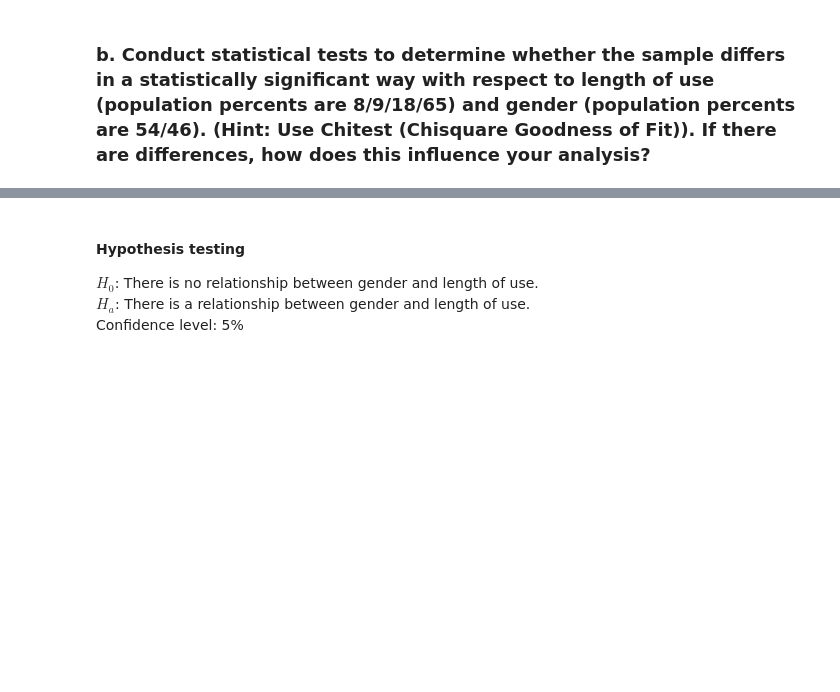
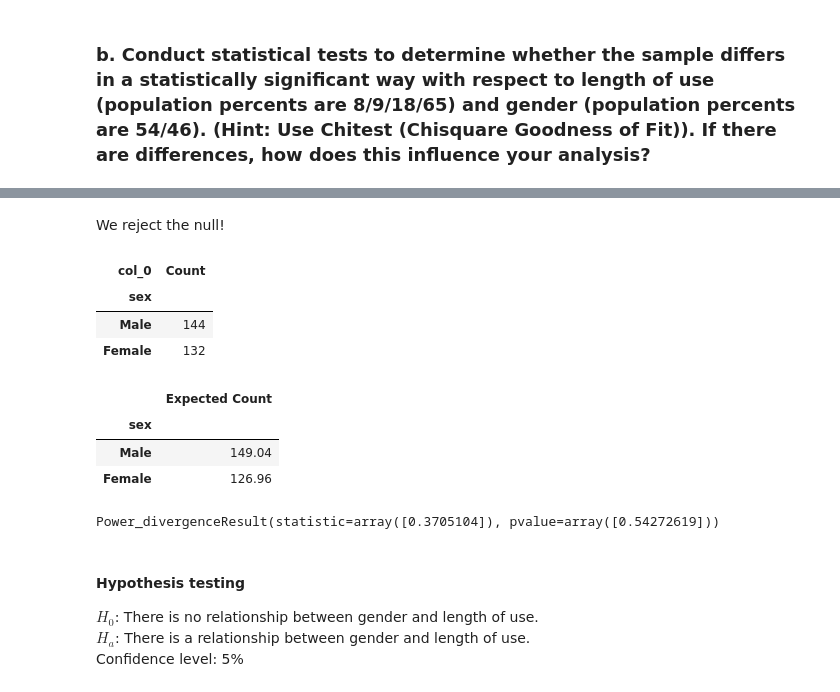
Before and after one commit to ktkuwahara/sharing-repository, a Jupyter notebook: National Insurance.ipynb, the cells around one changed output, grey strips where cells are left out. Cells and saved outputs as stored; diff of their text form; code cells hidden in the pictures; blank space fills up the shorter version.

```diff
--- a/National Insurance.ipynb
+++ b/National Insurance.ipynb
@@ -146,3 +186,27 @@ tab_b
+# %% [markdown]
+We reject the null!
+# %%
+sex_obs = pd.crosstab(index = df["sex"], columns = "Count")
+sex_obs = sex_obs.reindex(["Male", "Female"])
+display(gender_obs)
+
+sex_pop = pd.DataFrame([0.54, 0.46], index = sex_obs.index)
+sex_exp = sex_pop * 276
+sex_exp.columns = ["Expected Count"]
+display(sex_exp)
+# %% [output]
+| col_0 | Count |
+| sex |  |
+| Male | 144 |
+| Female | 132 |
+|  | Expected Count |
+| sex |  |
+| Male | 149.04 |
+| Female | 126.96 |
+# %%
+stats.chisquare(f_obs = sex_obs, f_exp = sex_exp)
+# %% [output]
+Power_divergenceResult(statistic=array([0.3705104]), pvalue=array([0.54272619]))
 # %% [markdown]
 #### Hypothesis testing
 $H_{0}$: There is no relationship between gender and length of use.<br>
```
Also changed, not shown: parts of 10 cells of this notebook.
